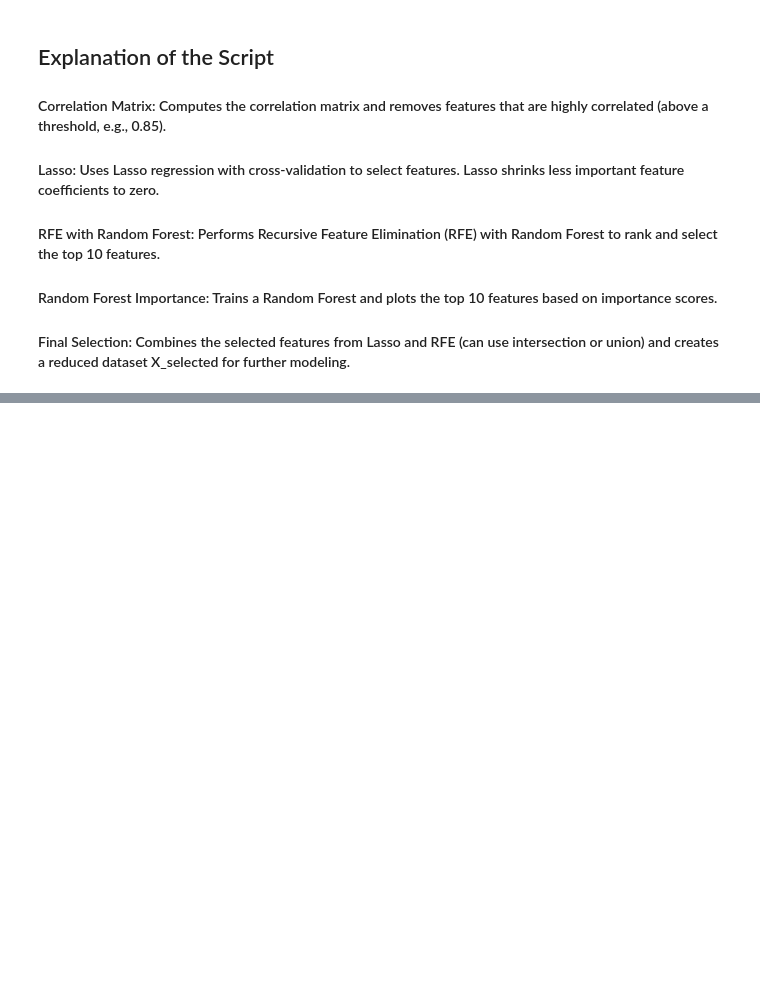
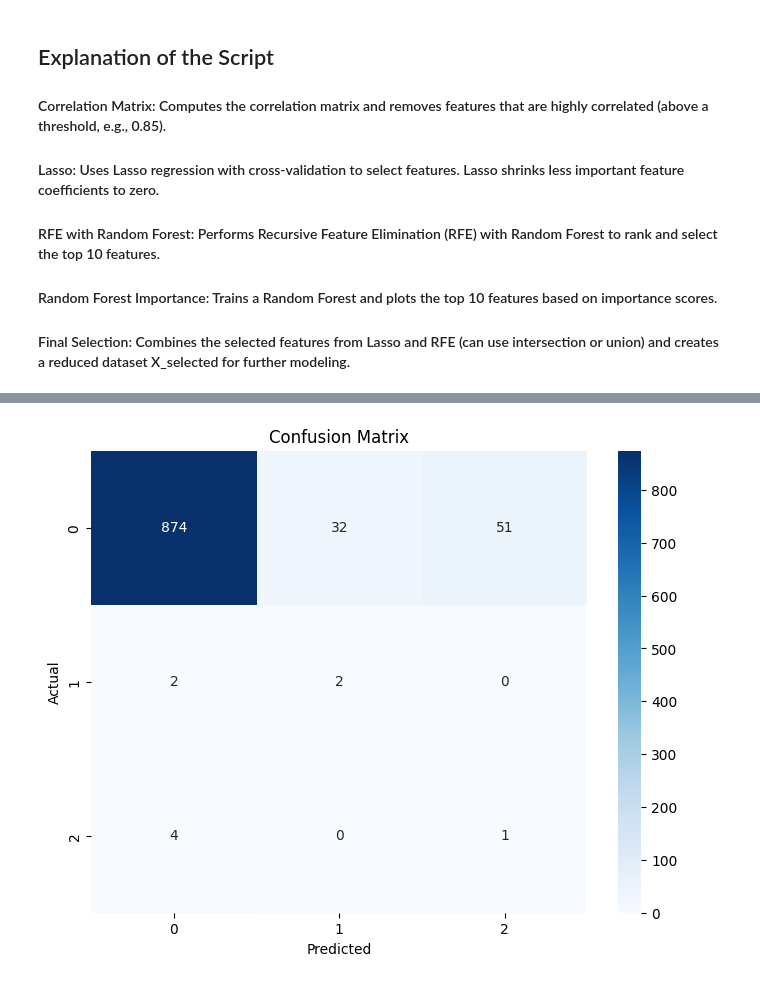
Before and after one commit to Iftekhar-mobin/AI_NLP_Journey, a Jupyter notebook: CNN Timeseries to Image classification/CNN for Time series to Image BUY Sell Hold Classification.ipynb, the cells around one changed output, grey strips where cells are left out. Saved outputs shown, nothing was run; the diff lists cells and outputs as text; code cells hidden in the pictures; blank space fills up the shorter version.

```diff
--- a/CNN Timeseries to Image classification/CNN for Time series to Image BUY Sell Hold Classification.ipynb
+++ b/CNN Timeseries to Image classification/CNN for Time series to Image BUY Sell Hold Classification.ipynb
@@ -749,0 +660,11 @@ AssertionError: x_train has 15 features, expected 16
+# %%
+# Get predictions
+y_pred = model.predict(x_test)  # This returns probabilities
+y_pred_classes = np.argmax(y_pred, axis=1)  # Convert probabilities to class indices
+
+# Convert one-hot encoded y_test back to class indices for comparison
+y_test_classes = np.argmax(y_test_onehot, axis=1)
+
+# Check some predictions
+print("Predicted:", y_pred_classes[:10])
+print("Actual:", y_test_classes[:10])
@@ -749,0 +675,4 @@ AssertionError: x_train has 15 features, expected 16
+# %%
+conf_matrix = confusion_matrix(y_test_classes, y_pred_classes)
+print(conf_matrix)
+print(classification_report(y_test_classes, y_pred_classes))
@@ -749,0 +755,10 @@ AssertionError: x_train has 15 features, expected 16
+# %%
+# one hot encoded Create a heatmap
+plt.figure(figsize=(8, 6))
+sns.heatmap(conf_matrix, annot=True, fmt="d", cmap="Blues", xticklabels=[0, 1, 2], yticklabels=[0, 1, 2])
+plt.xlabel('Predicted')
+plt.ylabel('Actual')
+plt.title('Confusion Matrix')
+plt.show()
+# %% [output]
+[figure, added]
```
Also changed, not shown: parts of 42 cells of this notebook.
